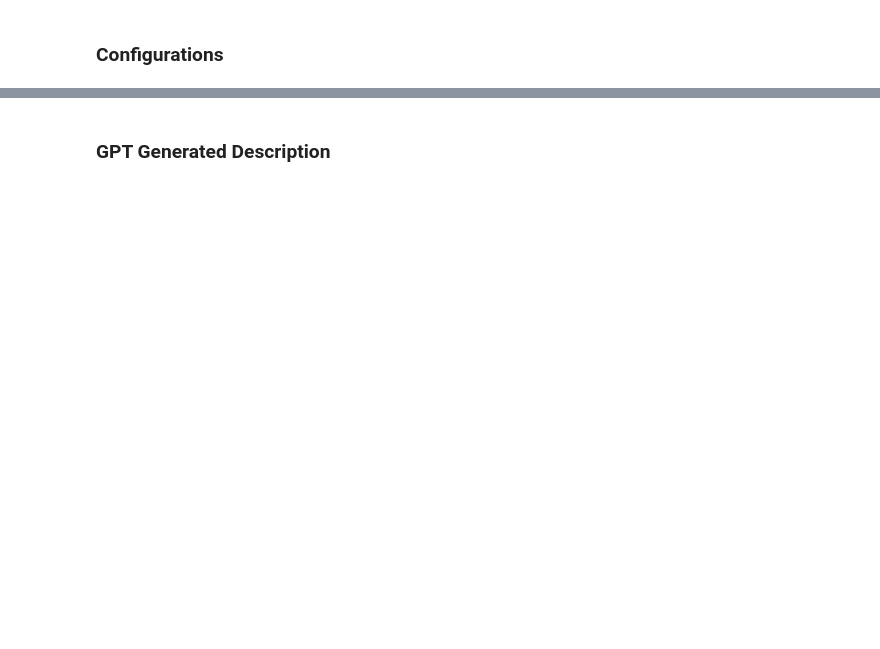
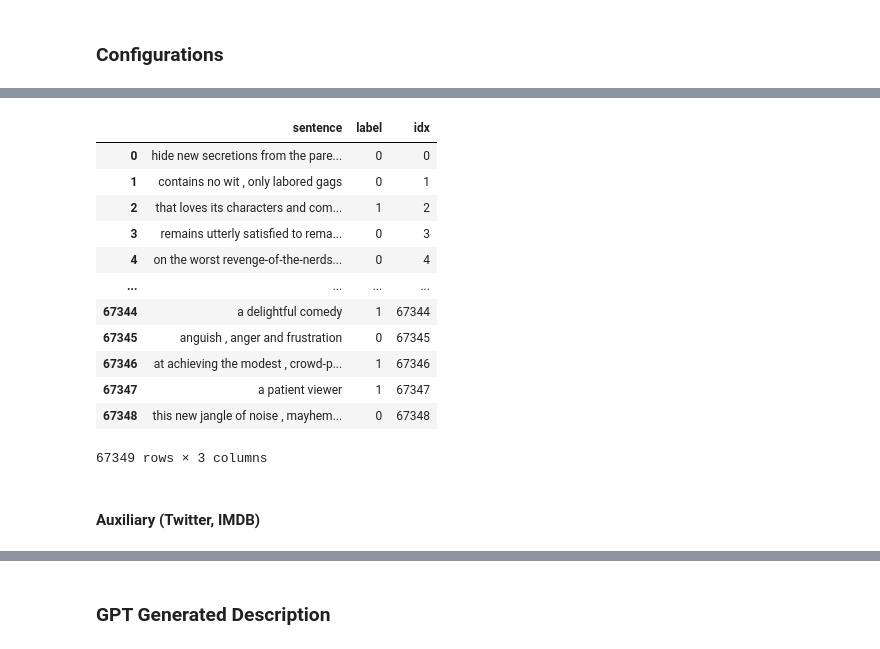
Before and after one commit to tahaShm/knowledge-distillation, a Jupyter notebook: transferset_generation.ipynb, the cells around one changed output, grey strips where cells are left out. Saved outputs shown, nothing was run; the diff lists cells and outputs as text; code cells hidden in the pictures; blank space fills up the shorter version.

```diff
--- a/transferset_generation.ipynb
+++ b/transferset_generation.ipynb
@@ -82,0 +81,4 @@ descriptions = pd.read_csv(DATA_PATH)[DATA_HEADER]
+# %%
+glue_train_dataset = load_dataset('glue', 'sst2', split='train')
+glue_val_dataset = load_dataset('glue', 'sst2', split='validation')
+glue_test_dataset = load_dataset('glue', 'sst2', split='test')
@@ -82,0 +89,22 @@ descriptions = pd.read_csv(DATA_PATH)[DATA_HEADER]
+# %%
+glue_train = pd.DataFrame(glue_train_dataset)
+glue_val = pd.DataFrame(glue_val_dataset)
+glue_test = pd.DataFrame(glue_test_dataset)
+# %%
+glue_train
+# %% [output]
+|  | sentence | label | idx |
+| 0 | hide new secretions from the pare... | 0 | 0 |
+| 1 | contains no wit , only labored gags | 0 | 1 |
+| 2 | that loves its characters and com... | 1 | 2 |
+| 3 | remains utterly satisfied to rema... | 0 | 3 |
+| 4 | on the worst revenge-of-the-nerds... | 0 | 4 |
+| ... | ... | ... | ... |
+| 67344 | a delightful comedy | 1 | 67344 |
+| 67345 | anguish , anger and frustration | 0 | 67345 |
+| 67346 | at achieving the modest , crowd-p... | 1 | 67346 |
+| 67347 | a patient viewer | 1 | 67347 |
+| 67348 | this new jangle of noise , mayhem... | 0 | 67348 |
+67349 rows × 3 columns
+# %% [markdown]
+#### Auxiliary (Twitter, IMDB)
```
Also changed, not shown: parts of 38 cells of this notebook.
